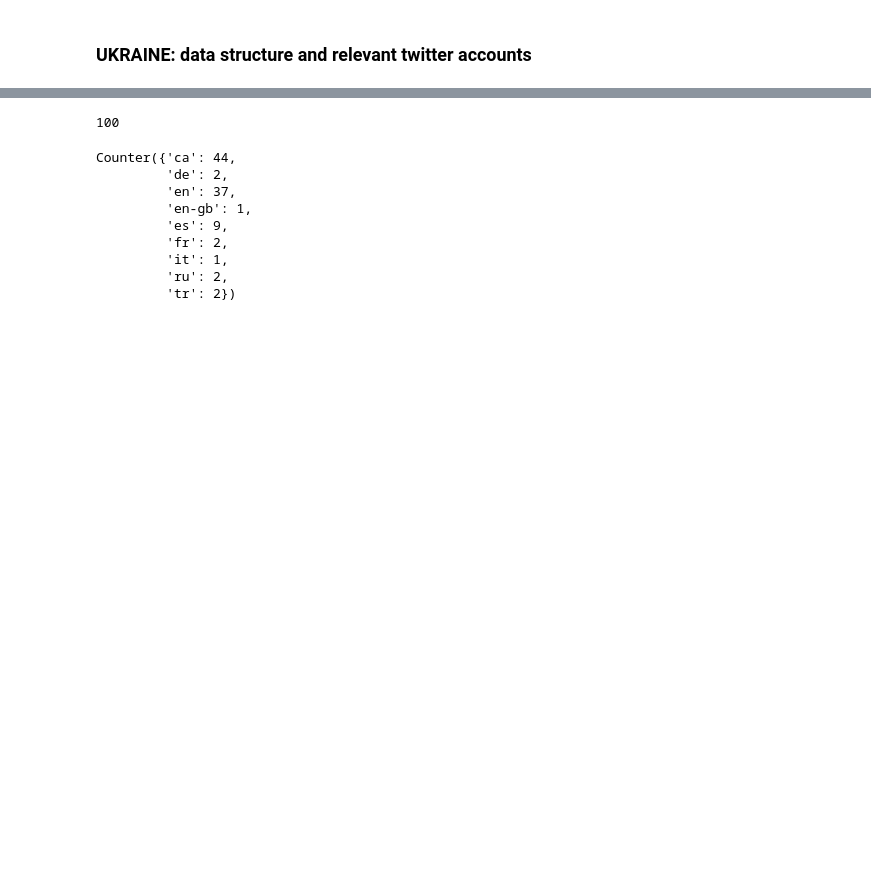
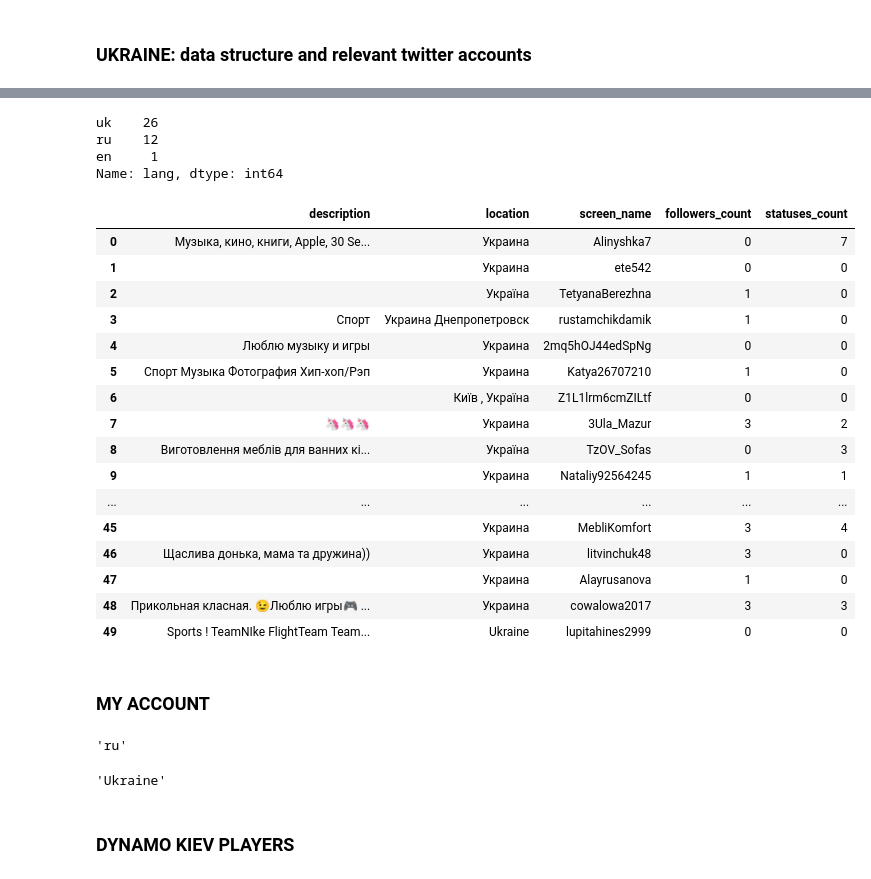
Before and after one commit to pgervila/Explore_bilingualism_in_cities, a Jupyter notebook: explore_city_langs.ipynb, the cells around one changed output, grey strips where cells are left out. Cells and saved outputs as stored; diff of their text form; code cells hidden in the pictures; blank space fills up the shorter version.

Commit message:
Cleaned and organized code a bit. Started to save data in hdf5

```diff
--- a/explore_city_langs.ipynb
+++ b/explore_city_langs.ipynb
@@ -825,0 +445,2 @@ Ukraine_nodes['starsystem'] = ['VeraBrezhneva', 's_vakarchuk', '@KAMEHCKUX']
+# %%
+df_HRMUA = pd.read_hdf('lang_data.h5', '/ukr_nodes/news/HromadskeUA/followers')
@@ -851,16 +534,39 @@ my_df = pd.DataFrame(my_followers)
-# %%
-len(my_friends)
-# %% [output]
-100
-# %%
-Counter([friend.lang for friend in my_friends])
-# %% [output]
-Counter({'ca': 44,
-         'de': 2,
-         'en': 37,
-         'en-gb': 1,
-         'es': 9,
-         'fr': 2,
-         'it': 1,
-         'ru': 2,
-         'tr': 2})
+# %%
+df['lang'].value_counts()
+# %% [output]
+uk    26
+ru    12
+en     1
+Name: lang, dtype: int64
+# %%
+df_HRMUA.head(50)[['description', 'location','screen_name','followers_count', 'statuses_count']]
+# %% [output]
+|  | description | location | screen_name | followers_count | statuses_count |
+| 0 | Музыка, кино, книги, Apple, 30 Se... | Украина | Alinyshka7 | 0 | 7 |
+| 1 |  | Украина | ete542 | 0 | 0 |
+| 2 |  | Україна | TetyanaBerezhna | 1 | 0 |
+| 3 | Спорт | Украина Днепропетровск | rustamchikdamik | 1 | 0 |
+| 4 | Люблю музыку и игры | Украина | 2mq5hOJ44edSpNg | 0 | 0 |
+| 5 | Спорт Музыка Фотография Хип-хоп/Рэп | Украина | Katya26707210 | 1 | 0 |
+| 6 |  | Київ , Україна | Z1L1lrm6cmZILtf | 0 | 0 |
+| 7 | 🦄🦄🦄 | Украина | 3Ula_Mazur | 3 | 2 |
+| 8 | Виготовлення меблів для ванних кі... | Україна | TzOV_Sofas | 0 | 3 |
+| 9 |  | Украина | Nataliy92564245 | 1 | 1 |
+| ... | ... | ... | ... | ... | ... |
+| 45 |  | Украина | MebliKomfort | 3 | 4 |
+| 46 | Щаслива донька, мама та дружина)) | Украина | litvinchuk48 | 3 | 0 |
+| 47 |  | Украина | Alayrusanova | 1 | 0 |
+| 48 | Прикольная класная. 😉Люблю игры🎮 ... | Украина | cowalowa2017 | 3 | 3 |
+| 49 | Sports ! TeamNIke FlightTeam Team... | Ukraine | lupitahines2999 | 0 | 0 |
+# %% [markdown]
+### MY ACCOUNT
+# %%
+api = tweepy.API(auth)
+user_info = api.get_user('dealmer_lviv')  #('ArnauAndreu')
+user_info._json['lang']
+# %% [output]
+'ru'
+# %%
+user_info._json['location']
+# %% [output]
+'Ukraine'
@@ -866,0 +602,2 @@ Counter({'ca': 44,
+# %% [markdown]
+### DYNAMO KIEV PLAYERS
```
Also changed, not shown: parts of 116 cells of this notebook.
